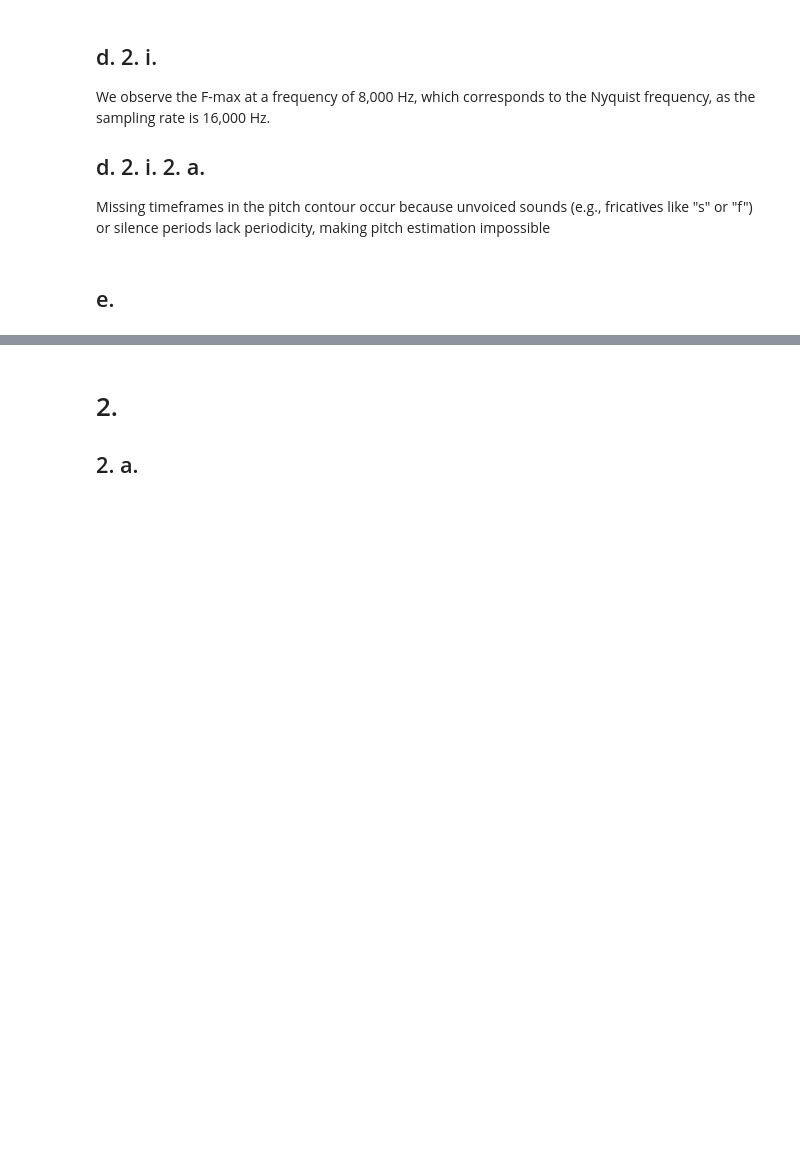
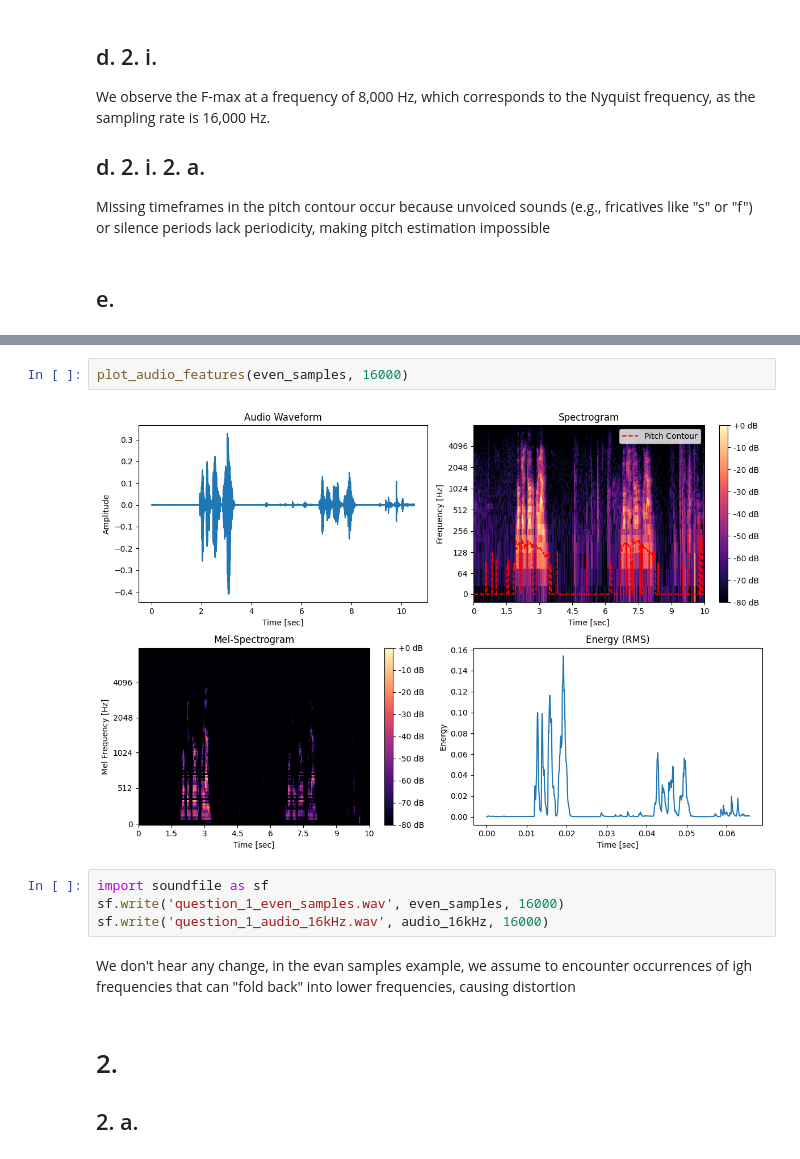
Before and after one commit to omertalmi5/first_assignment_audio_processing, a Jupyter notebook: paractical_assignment_with_question_5.ipynb, the cells around one changed output, grey strips where cells are left out. Saved outputs shown, nothing was run; the diff lists cells and outputs as text; blank space fills up the shorter version.

```diff
--- a/paractical_assignment_with_question_5.ipynb
+++ b/paractical_assignment_with_question_5.ipynb
@@ -144,3 +142,13 @@ plot_audio_features(audio_32kHz, 32000)
+# %%
+plot_audio_features(even_samples, 16000)
+# %% [output]
+[figure, added]
+# %%
+import soundfile as sf
+sf.write('question_1_even_samples.wav', even_samples, 16000)
+sf.write('question_1_audio_16kHz.wav', audio_16kHz, 16000)
+# %% [markdown]
+We don't hear any change, in the evan samples example, we assume to encounter occurrences of igh frequencies that can "fold back" into lower frequencies, causing distortion
 # %% [markdown]
 # 2.
 ## 2. a.
```
Also changed, not shown: parts of 4 cells of this notebook.
